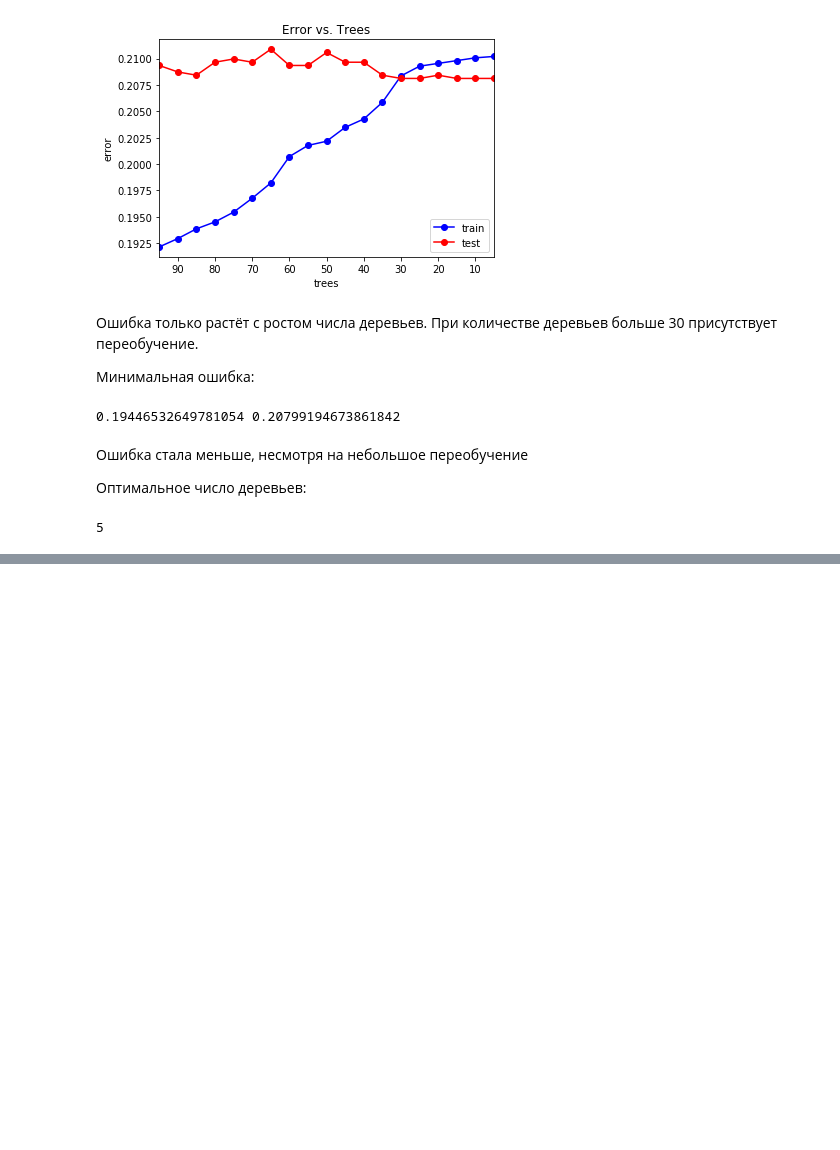
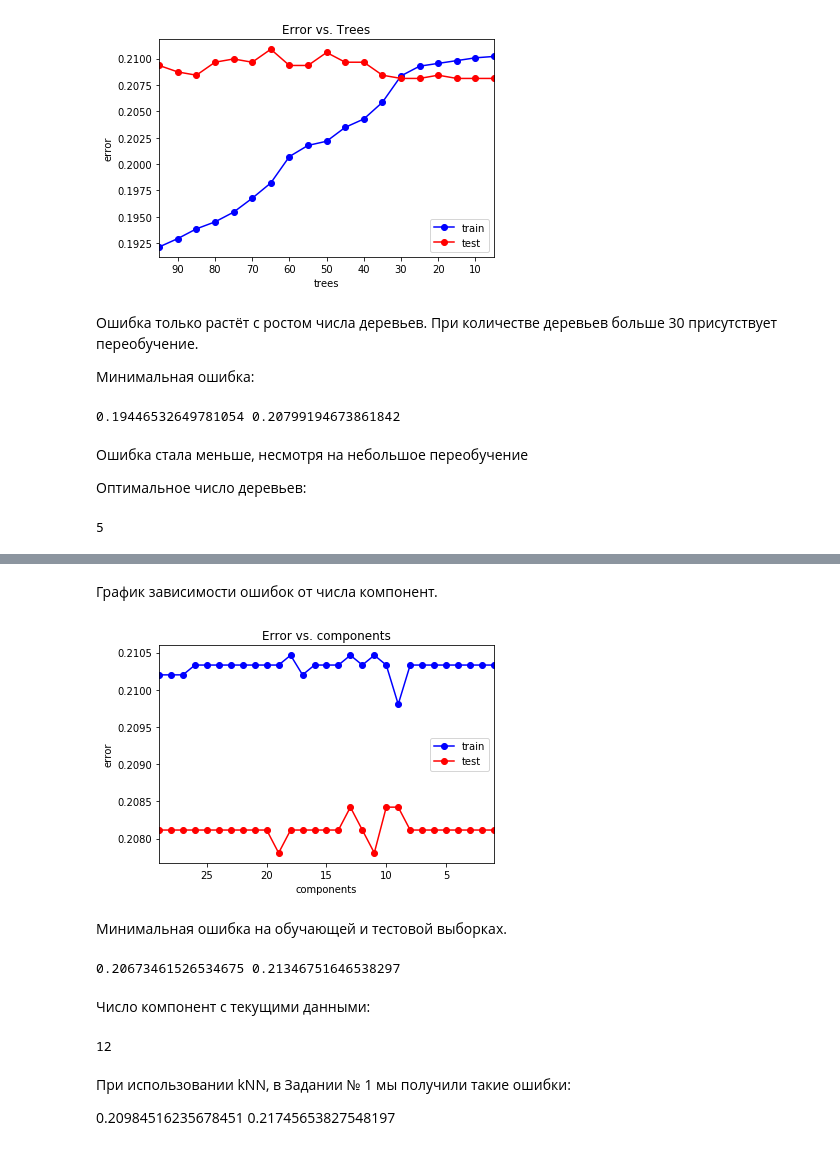
Before and after one commit to VitKonevskiy/ML_HW, a Jupyter notebook: kickstarter_proj.ipynb, the cells around one changed output, grey strips where cells are left out. Saved outputs shown, nothing was run; the diff lists cells and outputs as text; code cells hidden in the pictures; blank space fills up the shorter version.

```diff
--- a/kickstarter_proj.ipynb
+++ b/kickstarter_proj.ipynb
@@ -557,10 +557,15 @@ data.describe()
 # %% [markdown]
 # X и y
 # %%
-X = data.drop(('usd pledged'), axis = 1) # выбрасываем столбец 'usd pledged'. Это значит, что нам по Стране, времени разработки
-                                         # проекта, количеству пожертвований и т.д. следует определить, сколько денежных средств
-                                         # соберет проект
-y = data['usd pledged']
+data['is_successful'] = (data['state_successful'] == 1)
+data = data.drop(('state_canceled'), axis = 1)
+data = data.drop(('state_live'), axis = 1)
+data = data.drop(('state_successful'), axis = 1)
+data = data.drop(('state_suspended'), axis = 1)
+X = data.drop(('state_failed'), axis = 1) # выбрасываем столбцы со статусом. Это значит, что нам по Стране, времени разработки
+                                         # проекта, количеству пожертвований и т.д. следует определить, завершился ли проект
+                                         # успешно
+y = data['is_successful']
 feature_names = X.columns
 # %%
 type(feature_names)
@@ -1030,0 +1037,44 @@ print(trees_opt[0])
+# %% [markdown]
+График зависимости ошибок от числа компонент.
+# %%
+from sklearn import decomposition
+from sklearn.neighbors import KNeighborsClassifier
+components = range(1, 30)
+err_test = []
+err_train = []
+for component in components:
+    pca = decomposition.PCA(n_components = component)
+    X_train_reduc = pca.fit_transform(X_train)
+    X_test_reduc = pca.transform(X_test)
+    knn = KNeighborsClassifier(n_neighbors = 45).fit(X_train_reduc, y_train)
+    err_train.append(np.mean(y_train.values.ravel() != knn.predict(X_train_reduc)))
+    err_test.append(np.mean(y_test.values.ravel()  != knn.predict(X_test_reduc)))
+    oob_err.append(1 - ert.oob_score_)
+plt.plot(components, err_train, 'b-o', label = 'train')
+plt.plot(components, err_test, 'r-o', label = 'test')
+plt.xlim([np.max(components), np.min(components)])
+plt.title('Error vs. components')
+plt.xlabel('components')
+plt.ylabel('error')
+plt.legend()
+pass
+# %% [output]
+[figure, added]
+# %% [markdown]
+Минимальная ошибка на обучающей и тестовой выборках.
+# %%
+min_train_err = np.min(err_train)
+min_test_err = np.min(err_test)
+print(min_train_err, min_test_err)
+# %% [output]
+0.20673461526534675 0.21346751646538297
+# %% [markdown]
+Число компонент с текущими данными:
+# %%
+print(err_test.index(np.min(err_test)) + 1)
+# %% [output]
+12
+# %% [markdown]
+При использовании kNN, в Задании № 1 мы получили такие ошибки:
+
+0.20984516235678451 0.21745653827548197
```
Also changed, not shown: parts of 9 cells of this notebook.
